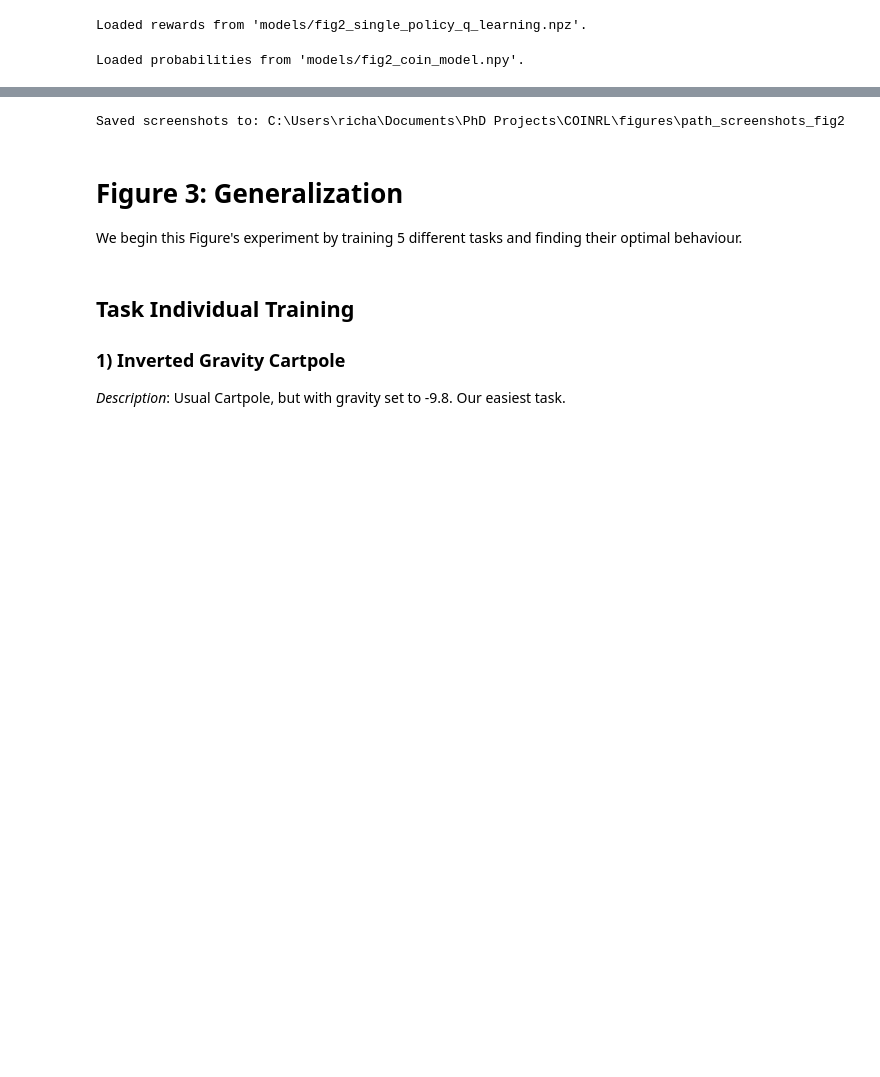
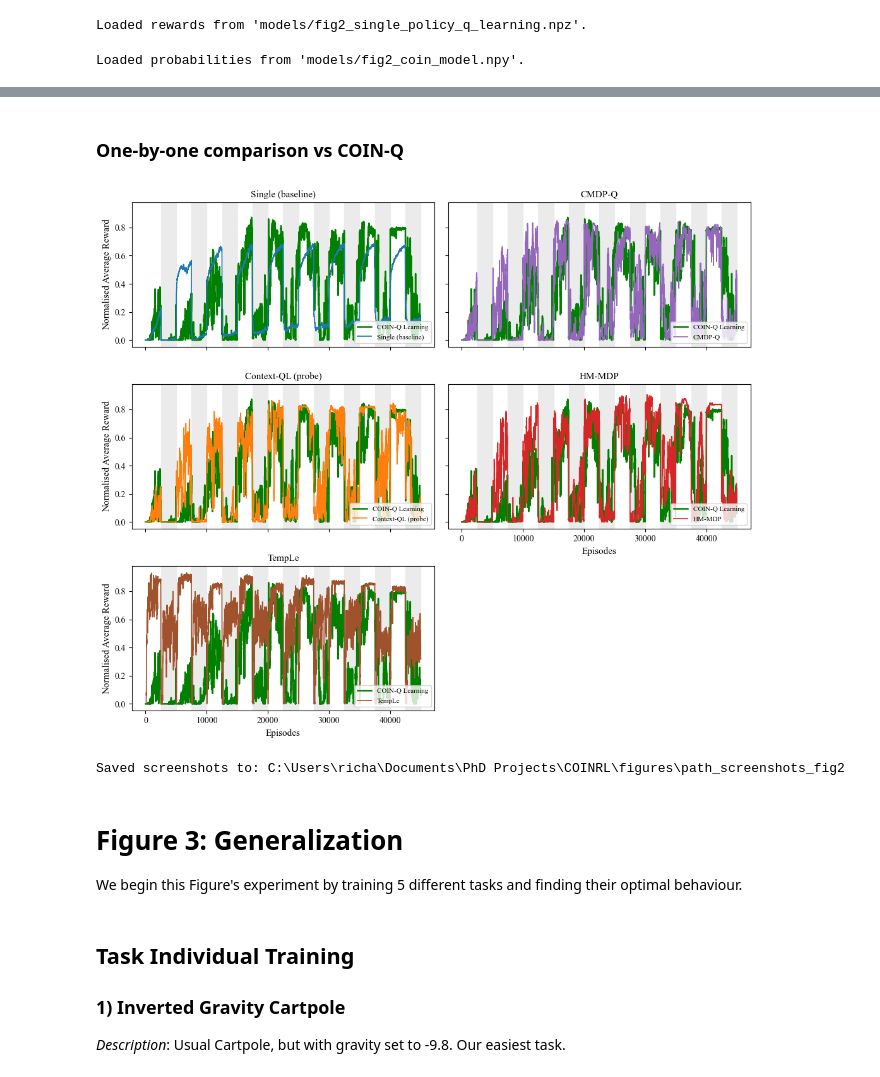
Before and after one commit to RichieRich2569/COINRL, a Jupyter notebook: figures.ipynb, the cells around one changed output, grey strips where cells are left out. Cells and saved outputs as stored; diff of their text form; code cells hidden in the pictures; blank space fills up the shorter version.

```diff
--- a/figures.ipynb
+++ b/figures.ipynb
@@ -736,3 +924,52 @@ plt.show()
+# %% [markdown]
+### One-by-one comparison vs COIN-Q
+# %%
+# Pairwise comparison: COIN-Q vs each baseline, one panel each.
+# Run the main plot cell above first (it defines the normalised curves).
+import numpy as np
+import matplotlib.pyplot as plt
+
+pairs = [
+    ("Single (baseline)", norm_single, "tab:blue"),
+    ("CMDP-Q", norm_cmdp, "tab:purple"),
+    (ctxql_label, norm_ctxql, "tab:orange"),
+    ("HM-MDP", norm_hmmdp, "tab:red"),
+    ("TempLe", norm_temple, "sienna"),
+]
+
+coin_s = moving_average(norm_coin, window=smooth_window)
+
+# Shade the high-amplitude (1.5) blocks so context switches are visible
+is_high = ~np.isclose(params, 0.5, atol=1e-12, rtol=0.0)
+edges = np.flatnonzero(np.diff(is_high.astype(int))) + 1
+bounds = np.concatenate([[0], edges, [len(params)]])
+
+fig, axes = plt.subplots(3, 2, figsize=(10.6, 9.0), sharex=True, sharey=True)
+axes = axes.ravel()
+
+for ax, (label, norm, color) in zip(axes, pairs):
+    for lo, hi in zip(bounds[:-1], bounds[1:]):
+        if is_high[lo]:
+            ax.axvspan(lo, hi, color="0.92", zorder=0)
+    base_s = moving_average(norm, window=smooth_window)
+    x = np.arange(len(base_s))
+    ax.plot(x, coin_s, color="green", linewidth=1.8, label="COIN-Q Learning")
+    ax.plot(x, base_s, color=color, linewidth=1.2, label=label)
+    ax.set_title(label)
+    ax.legend(loc="lower right", fontsize=8)
+
+axes[-1].set_visible(False)
+axes[3].tick_params(labelbottom=True)  # slot below is empty, so show ticks here
+for ax in axes[::2]:
+    ax.set_ylabel("Normalised Average Reward")
+for ax in axes[3:5]:
+    ax.set_xlabel("Episodes")
+
+fig.tight_layout()
+plt.savefig("figures/fig2_pairwise.svg", dpi=300, bbox_inches="tight")
+plt.show()
+# %% [output]
+[figure, added]
 # %%
 # Print screenshots of the path
 import os
```
Also changed, not shown: parts of 18 cells of this notebook, 15 other files.
